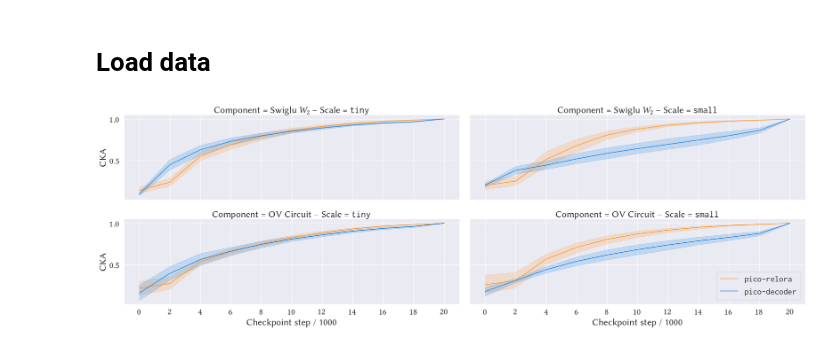
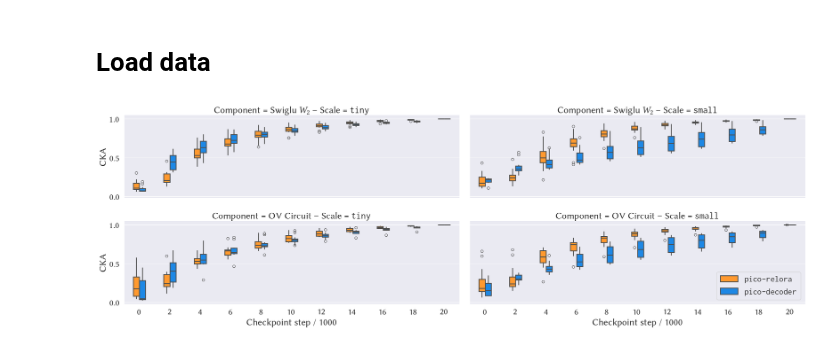
Before and after one commit to Yu-val-weiss/relora-pico, a Jupyter notebook: notebooks/cka-plots.ipynb, the cells around one changed output. Drawn from its saved outputs; the diff is of its cells as text; code cells hidden in the pictures.

Commit message:
fix cka plots

```diff
--- a/notebooks/cka-plots.ipynb
+++ b/notebooks/cka-plots.ipynb
@@ -112,33 +112,43 @@ dodge = 0.4
 size = 8
 font_scale = 1.9
 
 sns.set_theme(font_scale=font_scale, rc={"axes.grid": "True", "axes.grid.which": "both"})
 
 g = sns.FacetGrid(
     data=cka_data,
     col="Scale",
     row="Component",
     height=4,
     aspect=3,
     sharey=True,
     sharex=True,
     margin_titles=False,
 )
 
 g.set_titles(template=r"Component = {row_name} -- Scale = \texttt{{{col_name}}}")
 
 
-g.map_dataframe(sns.lineplot, x="Step", y="CKA", hue="Model", palette=palette, markers=["s", "o"])
+g.map_dataframe(
+    sns.boxplot,
+    x="Step",
+    y="CKA",
+    hue="Model",
+    palette=palette,
+    saturation=1,
+    linewidth=2,
+    showcaps=False,
+    width=0.4,
+)
 
 g.set_axis_labels("Checkpoint step / 1000", "CKA")
 
 for idx, ax in enumerate(g.axes.flat):
     steps = cka_data["Step"].unique()
-    ax.set_xticks(steps)
+
     if idx == 3:
         ax.legend(bbox_to_anchor=(1, 0), loc="lower right")
 
 plt.savefig("../graphs/cka.pdf", bbox_inches="tight")
 plt.show()
 # %% [output]
-[figure, old version]
+[figure, new version]
```
Also changed, not shown: 1 other file.
